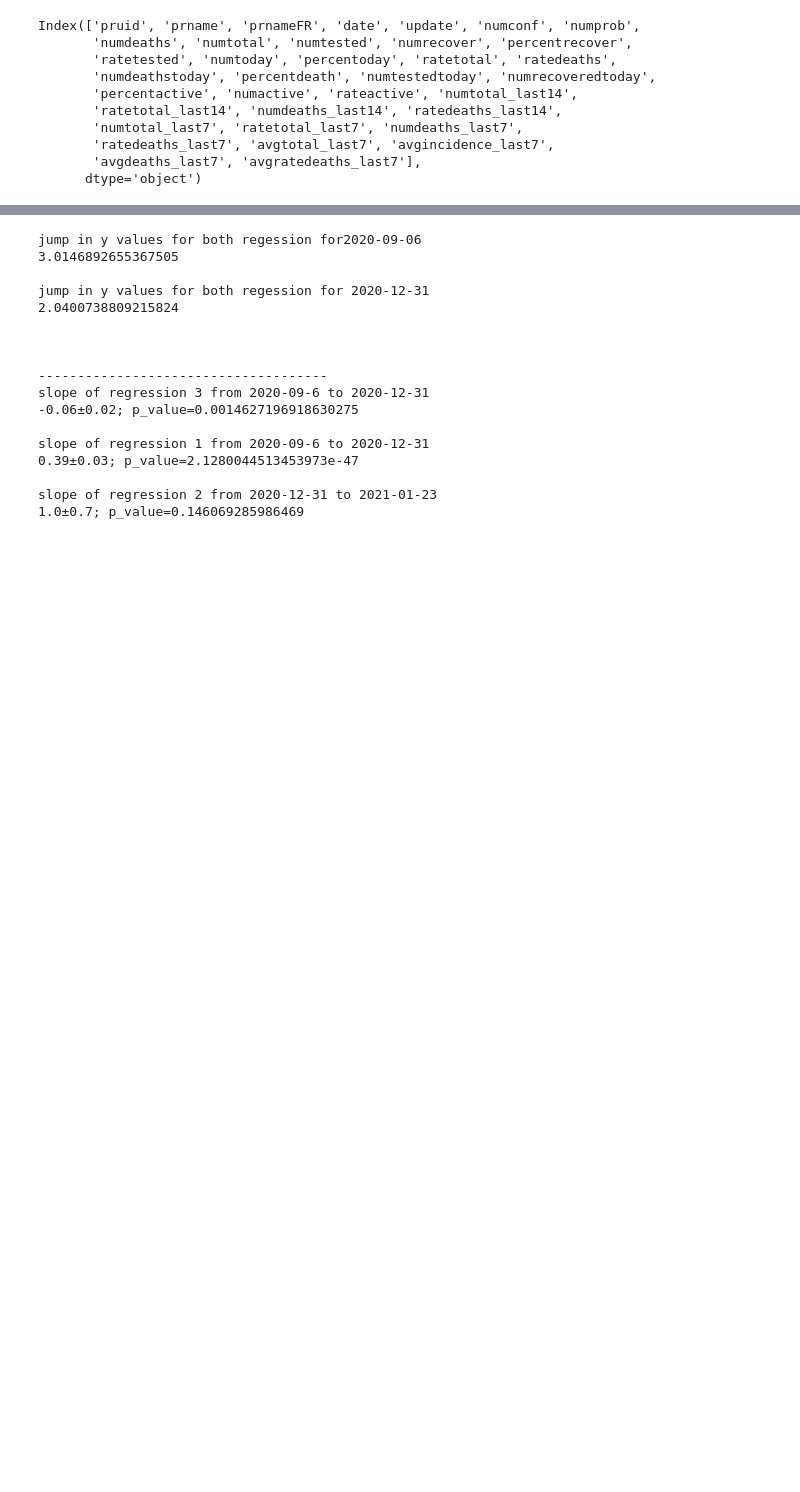
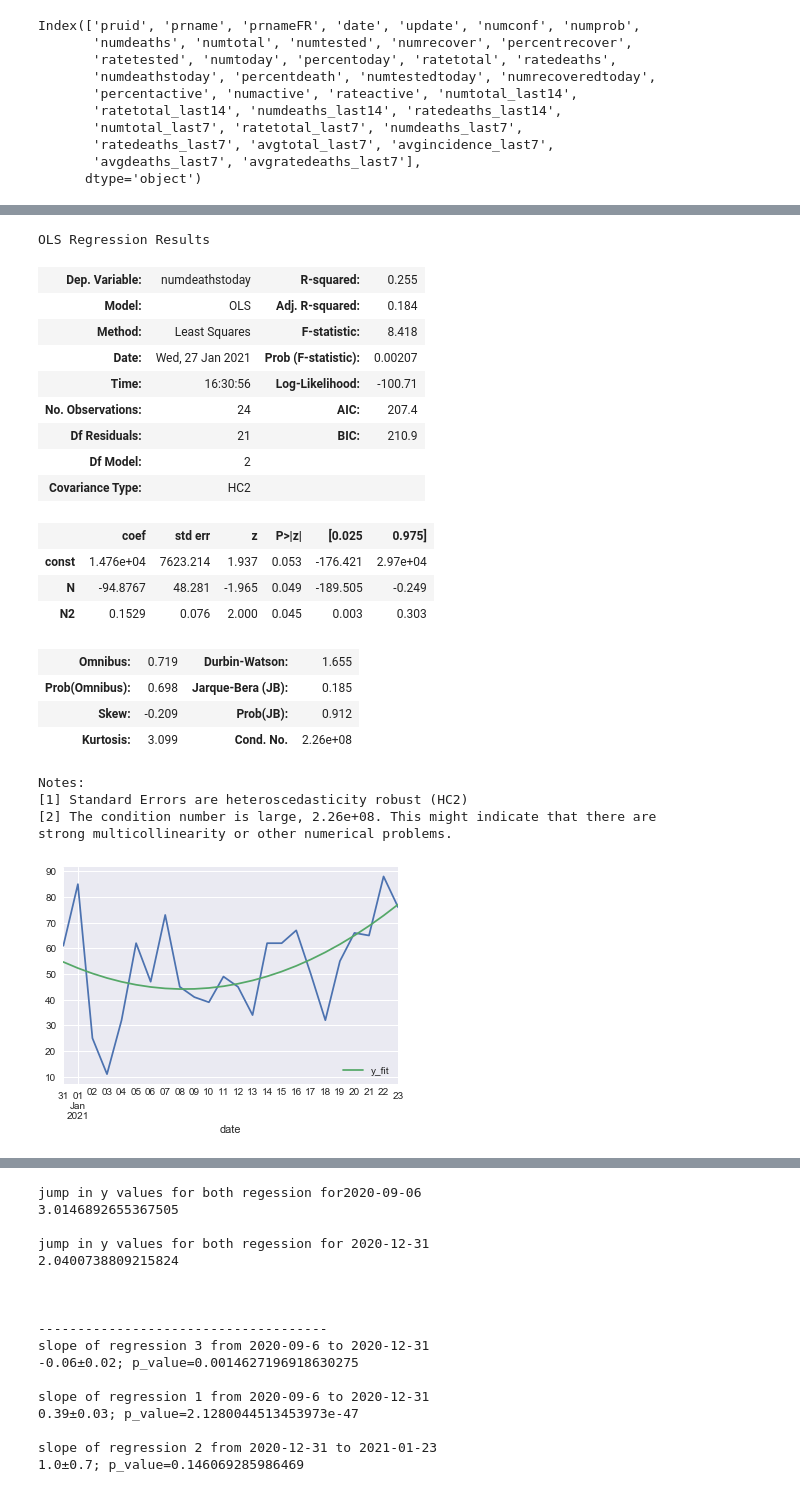
Before and after one commit to cb-ds-1/m3-4-rdd-project, a Jupyter notebook: w3.4.ipynb, the cells around one changed output, grey strips where cells are left out. Saved outputs shown, nothing was run; the diff lists cells and outputs as text; code cells hidden in the pictures; blank space fills up the shorter version.

```diff
--- a/w3.4.ipynb
+++ b/w3.4.ipynb
@@ -158,3 +196,39 @@ strong multicollinearity or other numerical problems.
+# %%
+#######################
+# not using this one #
+#######################
+t1='2020-12-31'
+t2='2021-01-23'
+y22,fit_df22,reg22=regression(df1,2,t1,t2,col)
+
+fig22,ax22=plt.subplots()
+y22.plot(ax=ax22)
+fit_df22.plot(ax=ax22)
+reg22.summary()
+# %% [output]
+OLS Regression Results
+| Dep. Variable: | numdeathstoday | R-squared: | 0.255 |
+| Model: | OLS | Adj. R-squared: | 0.184 |
+| Method: | Least Squares | F-statistic: | 8.418 |
+| Date: | Wed, 27 Jan 2021 | Prob (F-statistic): | 0.00207 |
+| Time: | 16:30:56 | Log-Likelihood: | -100.71 |
+| No. Observations: | 24 | AIC: | 207.4 |
+| Df Residuals: | 21 | BIC: | 210.9 |
+| Df Model: | 2 |  |  |
+| Covariance Type: | HC2 |  |  |
+|  | coef | std err | z | P>|z| | [0.025 | 0.975] |
+| const | 1.476e+04 | 7623.214 | 1.937 | 0.053 | -176.421 | 2.97e+04 |
+| N | -94.8767 | 48.281 | -1.965 | 0.049 | -189.505 | -0.249 |
+| N2 | 0.1529 | 0.076 | 2.000 | 0.045 | 0.003 | 0.303 |
+| Omnibus: | 0.719 | Durbin-Watson: | 1.655 |
+| Prob(Omnibus): | 0.698 | Jarque-Bera (JB): | 0.185 |
+| Skew: | -0.209 | Prob(JB): | 0.912 |
+| Kurtosis: | 3.099 | Cond. No. | 2.26e+08 |
+Notes:
+[1] Standard Errors are heteroscedasticity robust (HC2)
+[2] The condition number is large, 2.26e+08. This might indicate that there are
+strong multicollinearity or other numerical problems.
+[figure, added]
 # %%
 t1='2020-12-31'
 t2='2021-01-23'
```
Also changed, not shown: parts of 9 cells of this notebook.
